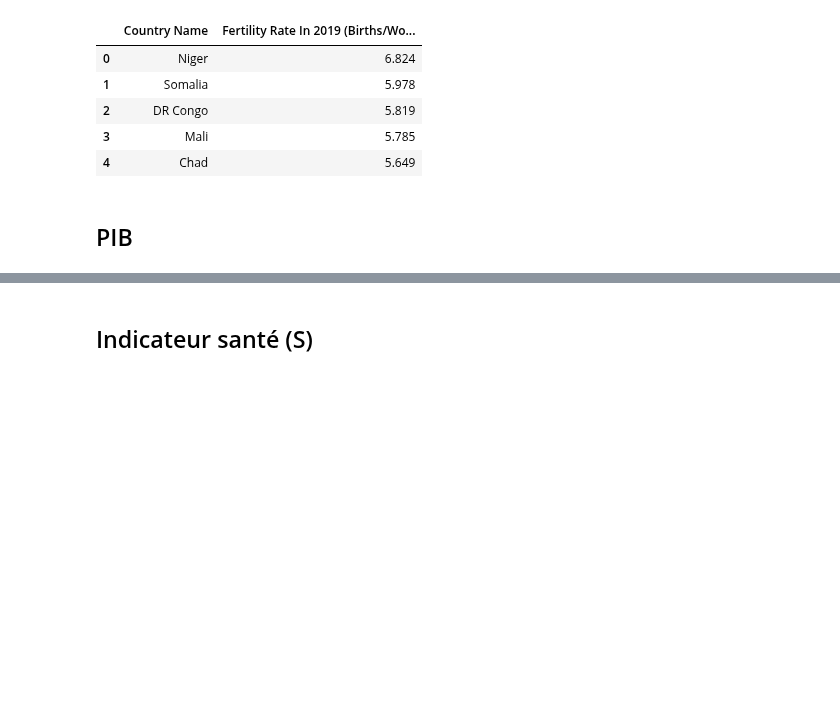
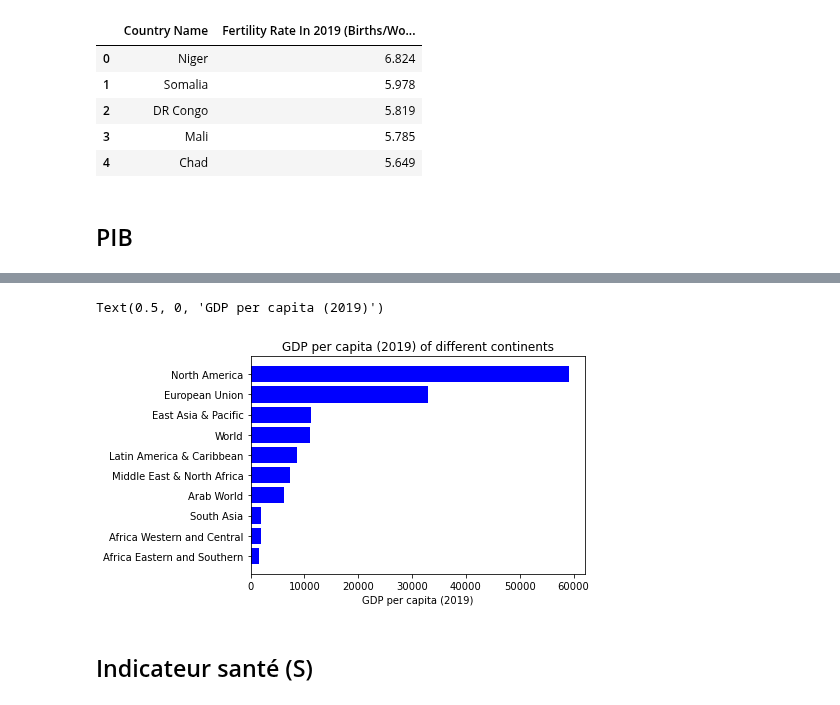
Before and after one commit to cmllbll/Gender-Inequalities-and-Development, a Jupyter notebook: création indicateurs sante et autonomie physique.ipynb, the cells around one changed output, grey strips where cells are left out. Cells and saved outputs as stored; diff of their text form; code cells hidden in the pictures; blank space fills up the shorter version.

```diff
--- a/création indicateurs sante et autonomie physique.ipynb
+++ b/création indicateurs sante et autonomie physique.ipynb
@@ -119,0 +129,3 @@ df_pib
+# %%
+df_pib2.sort_values("GDP per capita 2019",ascending = True, inplace = True)
+df_pib2
@@ -120,3 +148,10 @@ df_pib
+# %%
+plt.barh(df_pib2["Country Name"], df_pib2['GDP per capita 2019'], color="blue")
+plt.title('GDP per capita (2019) of different continents')
+plt.xlabel('GDP per capita (2019)')
+# %% [output]
+Text(0.5, 0, 'GDP per capita (2019)')
+[figure, added]
 # %% [markdown]
 ## Indicateur santé (S)
 # %% [markdown]
```
Also changed, not shown: parts of 13 cells of this notebook.
